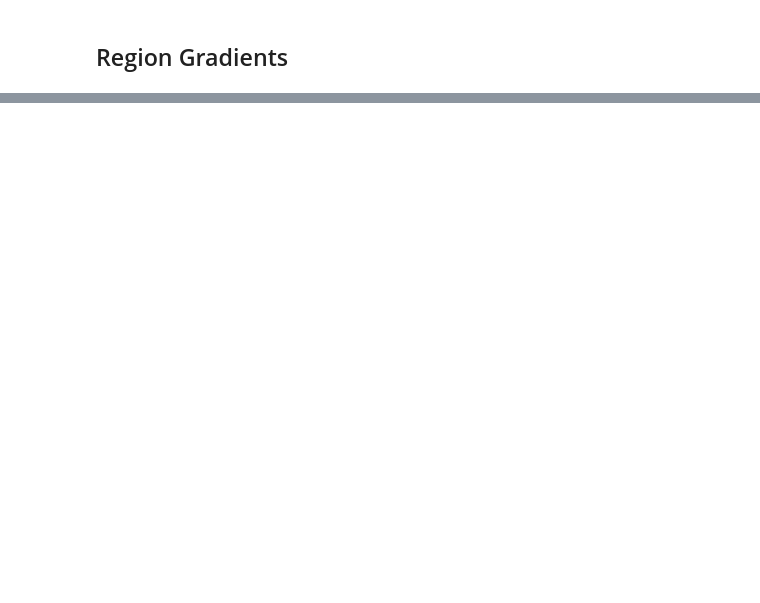
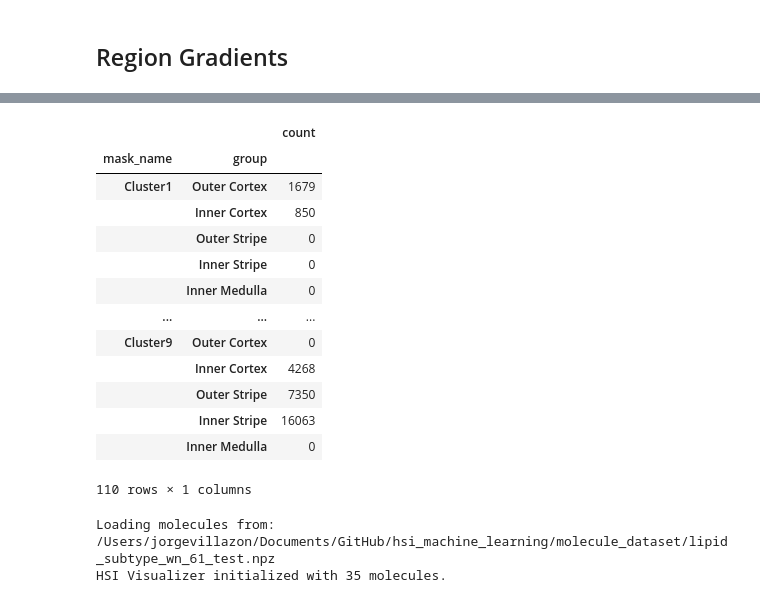
Before and after one commit to jvillazon/hsi_machine_learning, a Jupyter notebook: sk_classifier/integrated_pipeline.ipynb, the cells around one changed output, grey strips where cells are left out. Drawn from its saved outputs; the diff is of its cells as text; code cells hidden in the pictures; blank space fills up the shorter version.

```diff
--- a/sk_classifier/integrated_pipeline.ipynb
+++ b/sk_classifier/integrated_pipeline.ipynb
@@ -983,0 +635,35 @@ df
+# %%
+df.groupby(['mask_name', 'group'])['mask_name'].agg(['count'])
+# %% [output]
+|  |  | count |
+| mask_name | group |  |
+| Cluster1 | Outer Cortex | 1679 |
+|  | Inner Cortex | 850 |
+|  | Outer Stripe | 0 |
+|  | Inner Stripe | 0 |
+|  | Inner Medulla | 0 |
+| ... | ... | ... |
+| Cluster9 | Outer Cortex | 0 |
+|  | Inner Cortex | 4268 |
+|  | Outer Stripe | 7350 |
+|  | Inner Stripe | 16063 |
+|  | Inner Medulla | 0 |
+110 rows × 1 columns
+# %%
+import sys
+from pathlib import Path
+sys.path.insert(0, os.path.abspath('..'))
+from core.hsi_visualizer import HSI_Visualizer
+
+workspace_dir = str(Path.cwd().parent)
+wn_1 =2700
+wn_2 = 3100
+num_samp = 61
+
+visualizer = HSI_Visualizer(
+    mol_path=os.path.join(workspace_dir, 'molecule_dataset', 'lipid_subtype_wn_61_test.npz'),
+    wavenumber_start=wn_1, wavenumber_end=wn_2, num_samples=num_samp
+)
+# %% [output]
+Loading molecules from: /Users/jorgevillazon/Documents/GitHub/hsi_machine_learning/molecule_dataset/lipid_subtype_wn_61_test.npz
+HSI Visualizer initialized with 35 molecules.
```
Also changed, not shown: parts of 26 cells of this notebook, 3 other files.
